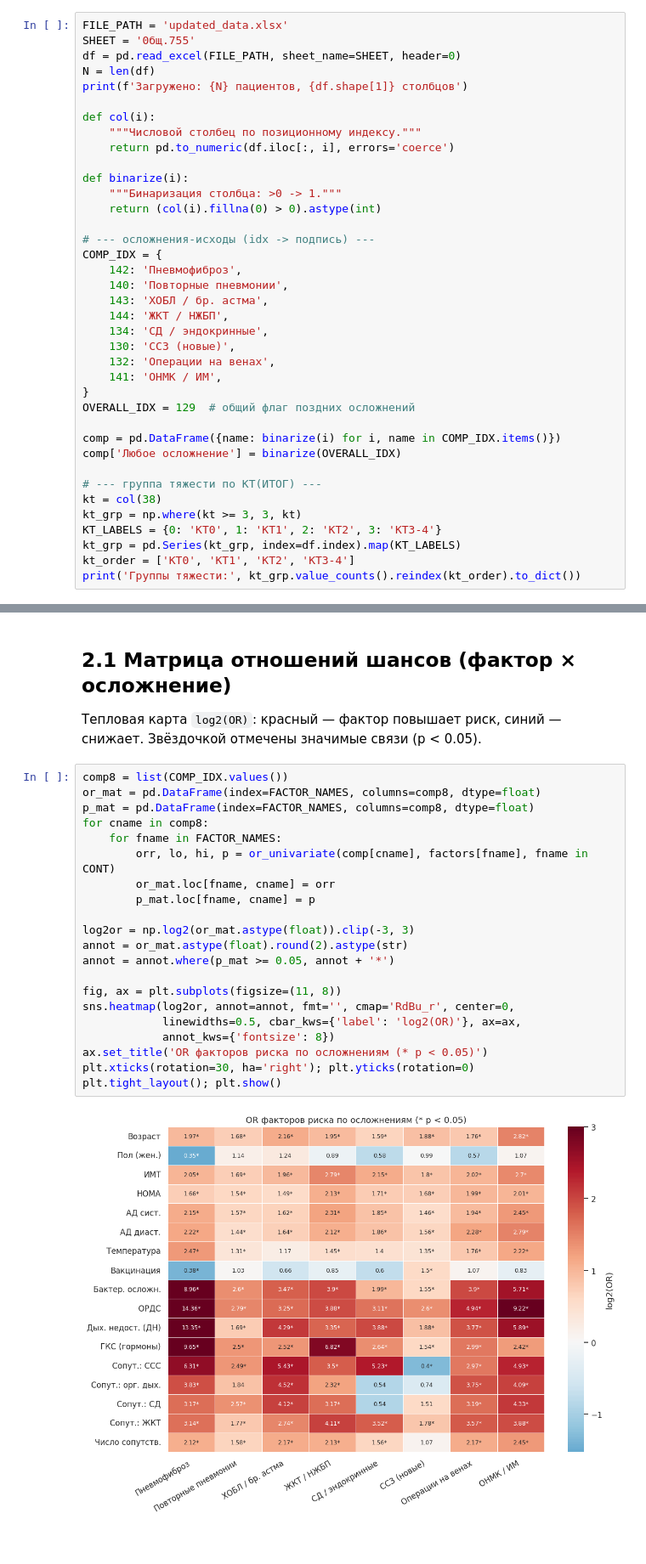
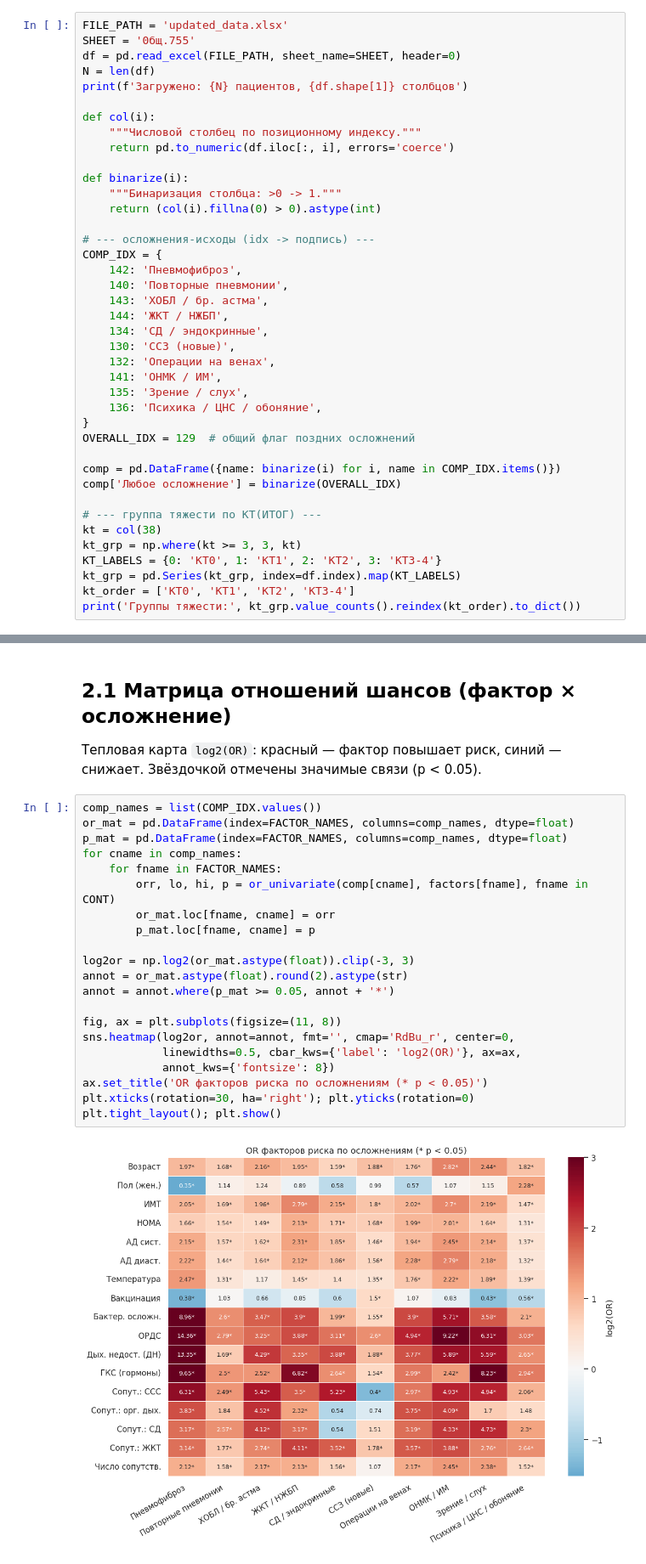
Before and after one commit to oablohin/covid-analysis, a Jupyter notebook: covid_complications.ipynb, the cells around one changed output, grey strips where cells are left out. Shown at 85% size. Cells and saved outputs as stored; diff of their text form; blank space fills up the shorter version.

```diff
--- a/covid_complications.ipynb
+++ b/covid_complications.ipynb
@@ -84,6 +89,8 @@ COMP_IDX = {
     130: 'ССЗ (новые)',
     132: 'Операции на венах',
     141: 'ОНМК / ИМ',
+    135: 'Зрение / слух',
+    136: 'Психика / ЦНС / обоняние',
 }
 OVERALL_IDX = 129  # общий флаг поздних осложнений
 
@@ -418,28 +431,28 @@ RandomForest, CV ROC-AUC = 0.816 ± 0.049
 Тепловая карта `log2(OR)`: красный — фактор повышает риск, синий — снижает. Звёздочкой отмечены
 значимые связи (p < 0.05).
 # %%
-comp8 = list(COMP_IDX.values())
-or_mat = pd.DataFrame(index=FACTOR_NAMES, columns=comp8, dtype=float)
-p_mat = pd.DataFrame(index=FACTOR_NAMES, columns=comp8, dtype=float)
-for cname in comp8:
+comp_names = list(COMP_IDX.values())
+or_mat = pd.DataFrame(index=FACTOR_NAMES, columns=comp_names, dtype=float)
+p_mat = pd.DataFrame(index=FACTOR_NAMES, columns=comp_names, dtype=float)
+for cname in comp_names:
     for fname in FACTOR_NAMES:
         orr, lo, hi, p = or_univariate(comp[cname], factors[fname], fname in CONT)
         or_mat.loc[fname, cname] = orr
         p_mat.loc[fname, cname] = p
 
 log2or = np.log2(or_mat.astype(float)).clip(-3, 3)
 annot = or_mat.astype(float).round(2).astype(str)
 annot = annot.where(p_mat >= 0.05, annot + '*')
 
 fig, ax = plt.subplots(figsize=(11, 8))
 sns.heatmap(log2or, annot=annot, fmt='', cmap='RdBu_r', center=0,
             linewidths=0.5, cbar_kws={'label': 'log2(OR)'}, ax=ax,
             annot_kws={'fontsize': 8})
 ax.set_title('OR факторов риска по осложнениям (* p < 0.05)')
 plt.xticks(rotation=30, ha='right'); plt.yticks(rotation=0)
 plt.tight_layout(); plt.show()
 # %% [output]
-[figure, old version]
+[figure, new version]
 # %%
 # наиболее сильные значимые связи (по всей матрице)
 pairs = []
```
Also changed, not shown: parts of 38 cells of this notebook, 4 other files.
